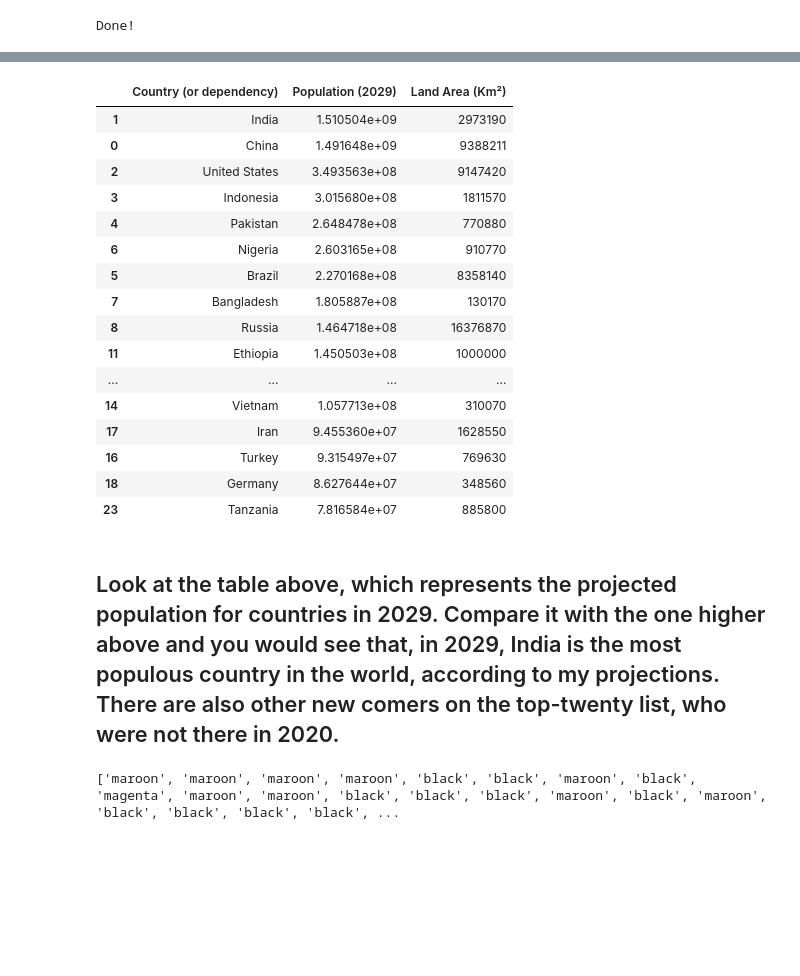
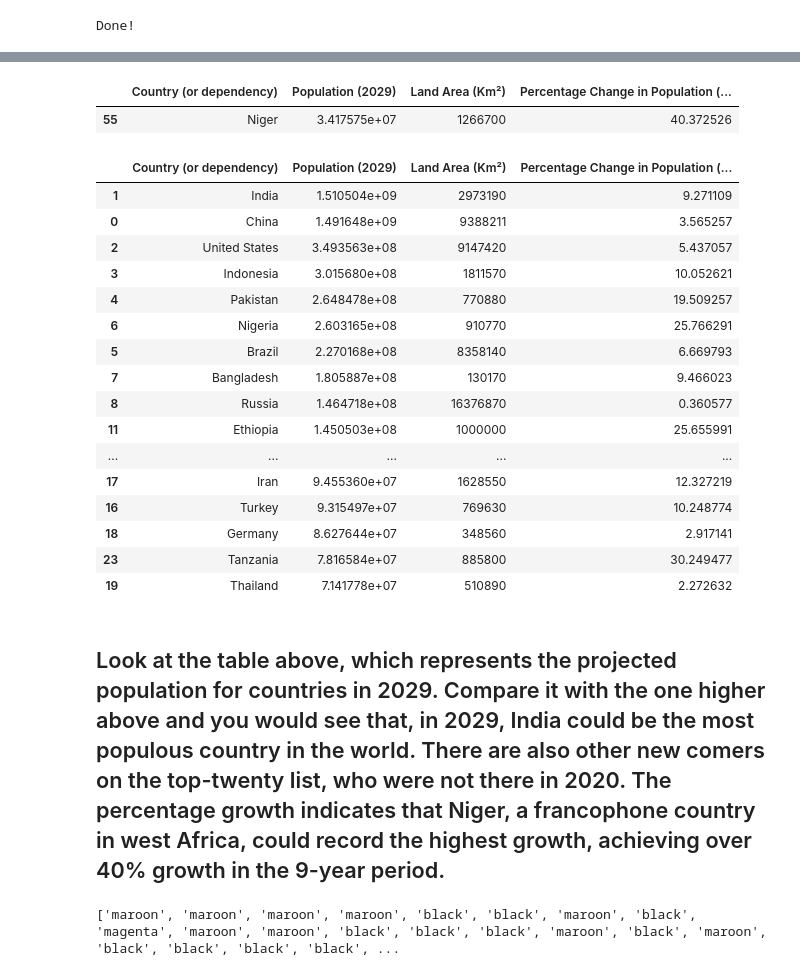
Before and after one commit to TheRealGeeBee/World-Population-Forecast, a Jupyter notebook: World_Population (2029).ipynb, the cells around one changed output, grey strips where cells are left out. Cells and saved outputs as stored; diff of their text form; code cells hidden in the pictures; blank space fills up the shorter version.

```diff
--- a/World_Population (2029).ipynb
+++ b/World_Population (2029).ipynb
@@ -157,34 +157,51 @@ last_year
 land_area = []
 for item in df['Land Area (Km²)']:
     land_area.append(item)
+# %%
+new_counter = 0
+population_2020 = []
+for item in df["Population (2020)"]:
+    population_2020.append(item)
+percent_change = []
+for value in last_year:
+    change = ((value-population_2020[last_year.index(value)])/population_2020[last_year.index(value)])*100
+    percent_change.append(change)
 # %%
 data_dict = {'Country (or dependency)': country_list,
             "Population (2029)": last_year,
-            'Land Area (Km²)': land_area}
+            'Land Area (Km²)': land_area,
+            'Percentage Change in Population (from 2020)': percent_change
+            }
 # %%
 df = pd.DataFrame(data_dict)
 df = df.sort_values("Population (2029)", ascending=False)
-df[:20]
+df['Percentage Change in Population (from 2020)'].max()
+df[df['Percentage Change in Population (from 2020)'] == 40.37252600208118] #Niger is the country that would see the highest growth in population
 # %% [output]
-|  | Country (or dependency) | Population (2029) | Land Area (Km²) |
-| 1 | India | 1.510504e+09 | 2973190 |
-| 0 | China | 1.491648e+09 | 9388211 |
-| 2 | United States | 3.493563e+08 | 9147420 |
-| 3 | Indonesia | 3.015680e+08 | 1811570 |
-| 4 | Pakistan | 2.648478e+08 | 770880 |
-| 6 | Nigeria | 2.603165e+08 | 910770 |
-| 5 | Brazil | 2.270168e+08 | 8358140 |
-| 7 | Bangladesh | 1.805887e+08 | 130170 |
-| 8 | Russia | 1.464718e+08 | 16376870 |
-| 11 | Ethiopia | 1.450503e+08 | 1000000 |
-| ... | ... | ... | ... |
-| 14 | Vietnam | 1.057713e+08 | 310070 |
-| 17 | Iran | 9.455360e+07 | 1628550 |
-| 16 | Turkey | 9.315497e+07 | 769630 |
-| 18 | Germany | 8.627644e+07 | 348560 |
-| 23 | Tanzania | 7.816584e+07 | 885800 |
+|  | Country (or dependency) | Population (2029) | Land Area (Km²) | Percentage Change in Population (... |
+| 55 | Niger | 3.417575e+07 | 1266700 | 40.372526 |
+# %%
+df[:21]
+# %% [output]
+|  | Country (or dependency) | Population (2029) | Land Area (Km²) | Percentage Change in Population (... |
+| 1 | India | 1.510504e+09 | 2973190 | 9.271109 |
+| 0 | China | 1.491648e+09 | 9388211 | 3.565257 |
+| 2 | United States | 3.493563e+08 | 9147420 | 5.437057 |
+| 3 | Indonesia | 3.015680e+08 | 1811570 | 10.052621 |
+| 4 | Pakistan | 2.648478e+08 | 770880 | 19.509257 |
+| 6 | Nigeria | 2.603165e+08 | 910770 | 25.766291 |
+| 5 | Brazil | 2.270168e+08 | 8358140 | 6.669793 |
+| 7 | Bangladesh | 1.805887e+08 | 130170 | 9.466023 |
+| 8 | Russia | 1.464718e+08 | 16376870 | 0.360577 |
+| 11 | Ethiopia | 1.450503e+08 | 1000000 | 25.655991 |
+| ... | ... | ... | ... | ... |
+| 17 | Iran | 9.455360e+07 | 1628550 | 12.327219 |
+| 16 | Turkey | 9.315497e+07 | 769630 | 10.248774 |
+| 18 | Germany | 8.627644e+07 | 348560 | 2.917141 |
+| 23 | Tanzania | 7.816584e+07 | 885800 | 30.249477 |
+| 19 | Thailand | 7.141778e+07 | 510890 | 2.272632 |
 # %% [markdown]
-## Look at the table above, which represents the projected population for countries in 2029. Compare it with the one higher above and you would see that, in 2029, India is the most populous country in the world, according to my projections. There are also other new comers on the top-twenty list, who were not there in 2020.
+## Look at the table above, which represents the projected population for countries in 2029. Compare it with the one higher above and you would see that, in 2029, India could be the most populous country in the world. There are also other new comers on the top-twenty list, who were not there in 2020. The percentage growth indicates that Niger, a francophone country in west Africa, could record the highest growth, achieving over 40% growth in the 9-year period.
 # %%
 my_list = []
 for items in df['Country (or dependency)']:
```
Also changed, not shown: parts of 2 cells of this notebook.
